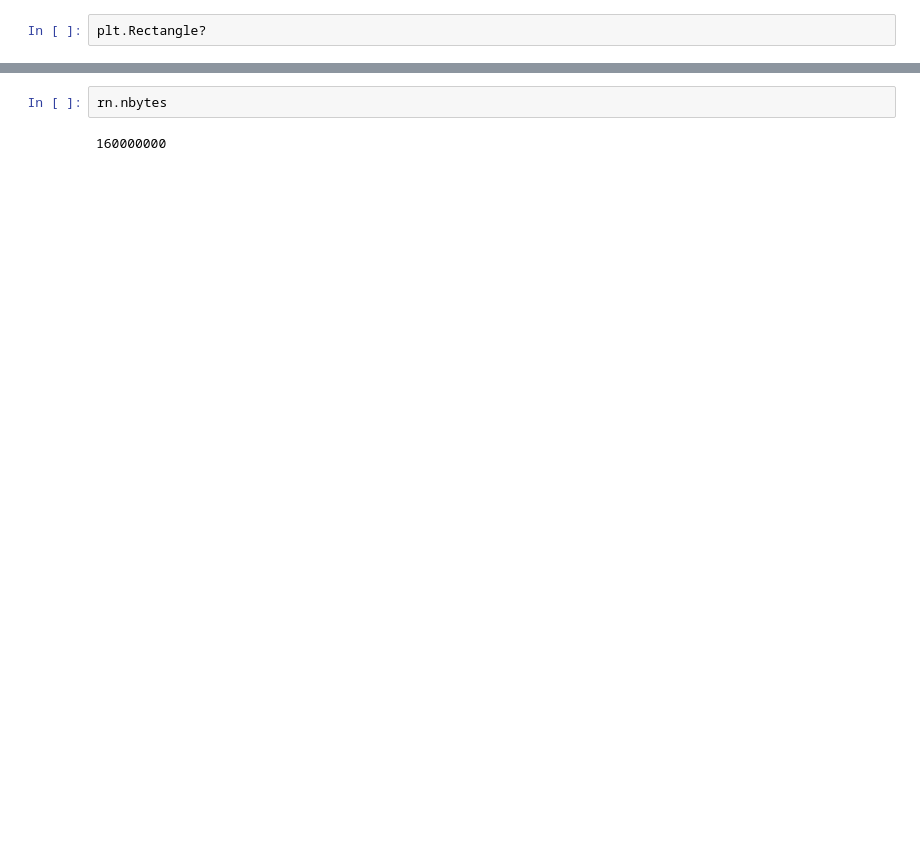
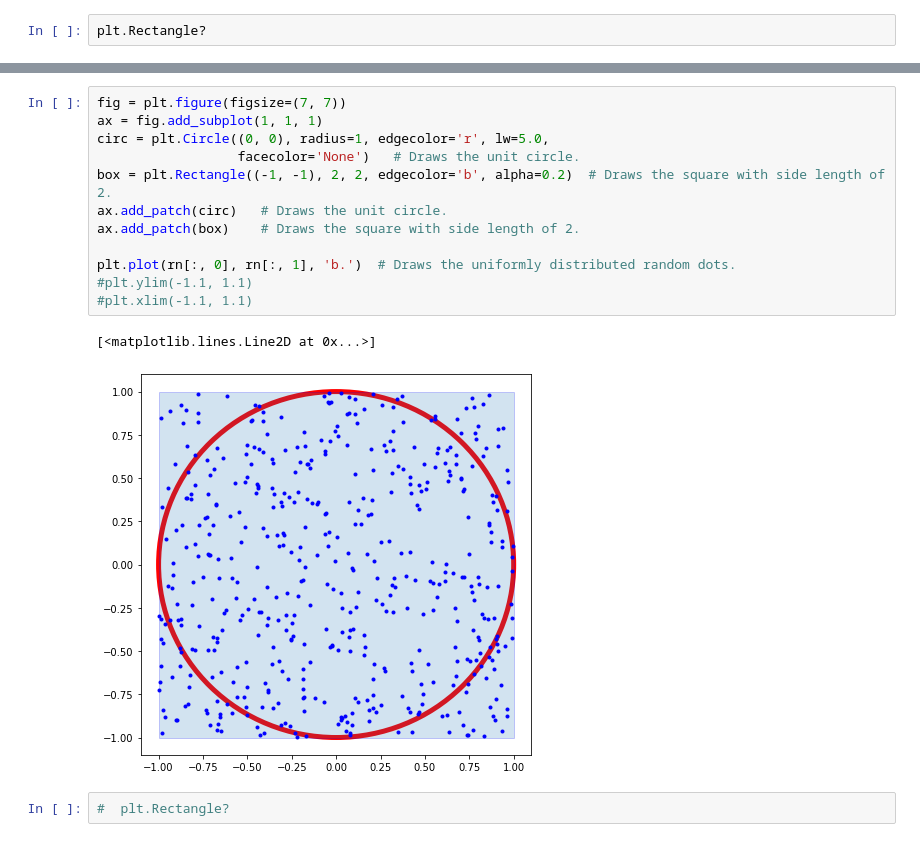
Before and after one commit to Rong-Tsorng/Stochastic-Processes, a Jupyter notebook: S00C(post)-MonteCarlo-1.ipynb, the cells around one changed output, grey strips where cells are left out. Saved outputs shown, nothing was run; the diff lists cells and outputs as text; blank space fills up the shorter version.

```diff
--- a/S00C(post)-MonteCarlo-1.ipynb
+++ b/S00C(post)-MonteCarlo-1.ipynb
@@ -140,6 +131,19 @@ Wall time: 1 s
-# %%
-rn.nbytes
-# %% [output]
-160000000
+# %%
+fig = plt.figure(figsize=(7, 7))
+ax = fig.add_subplot(1, 1, 1)
+circ = plt.Circle((0, 0), radius=1, edgecolor='r', lw=5.0,
+                  facecolor='None')   # Draws the unit circle.
+box = plt.Rectangle((-1, -1), 2, 2, edgecolor='b', alpha=0.2)  # Draws the square with side length of 2.
+ax.add_patch(circ)   # Draws the unit circle.
+ax.add_patch(box)    # Draws the square with side length of 2.
+
+plt.plot(rn[:, 0], rn[:, 1], 'b.')  # Draws the uniformly distributed random dots.
+#plt.ylim(-1.1, 1.1)
+#plt.xlim(-1.1, 1.1)
+# %% [output]
+[<matplotlib.lines.Line2D at 0x...>]
+[figure, added]
+# %%
+#  plt.Rectangle?
 # %%
 # The distance of the points from the origin (Euclidean norm).
```
Also changed, not shown: parts of 25 cells of this notebook, 1 other file.
